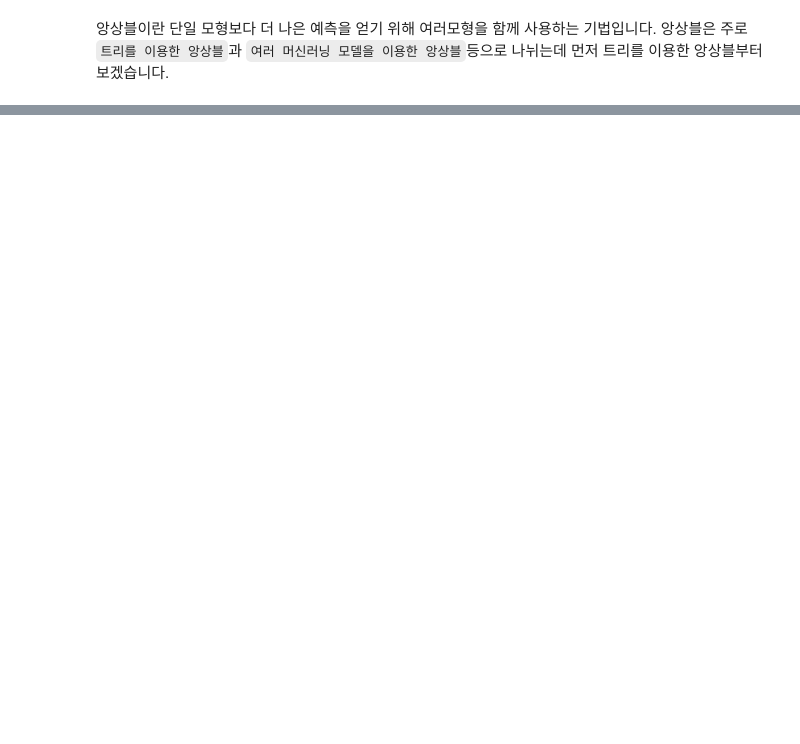
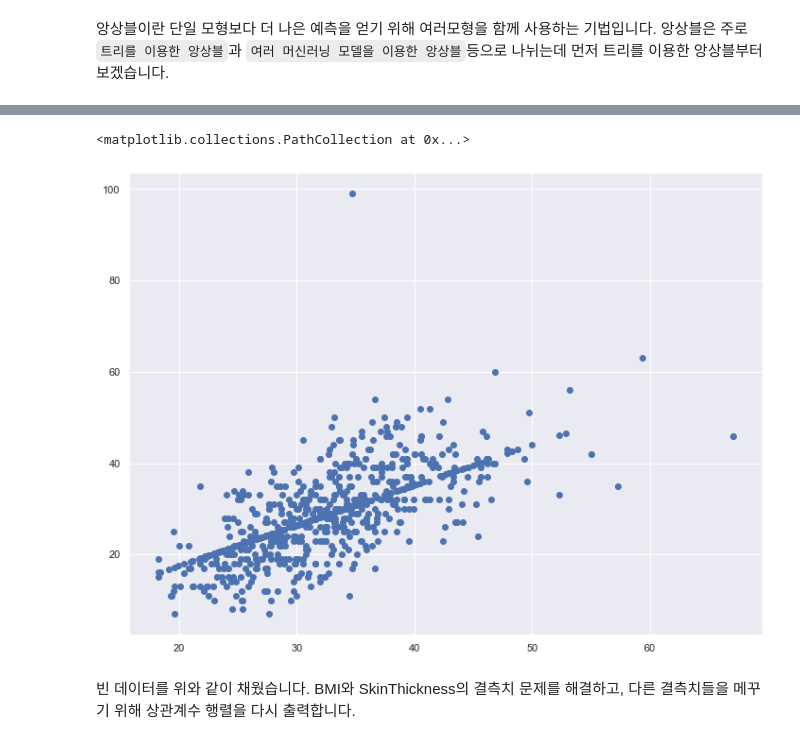
Before and after one commit to hyunwoongko/bigdata-lecture, a Jupyter notebook: _notebooks/05_02_의사결정_트리와 앙상블.ipynb, the cells around one changed output, grey strips where cells are left out. Drawn from its saved outputs; the diff is of its cells as text; code cells hidden in the pictures; blank space fills up the shorter version.

```diff
--- a/_notebooks/05_02_의사결정_트리와 앙상블.ipynb
+++ b/_notebooks/05_02_의사결정_트리와 앙상블.ipynb
@@ -197,0 +727,2 @@ $$
+# %%
+dataset['BMI'] = dataset['BMI'].fillna(dataset['BMI'].mean())
@@ -197,0 +731,12 @@ $$
+# %%
+fill_skin = []
+mean_skin_bmi = (dataset['SkinThickness'] / dataset['BMI']).mean()
+
+for i, row in dataset.iterrows():
+
+    if np.isnan(row['SkinThickness']) :
+        row['SkinThickness'] = mean_skin_bmi * row['BMI']
+
+    fill_skin.append(row)
+# %%
+dataset = pd.DataFrame(fill_skin)
@@ -197,0 +756,7 @@ $$
+# %%
+plt.scatter(dataset['BMI'], dataset['SkinThickness'])
+# %% [output]
+<matplotlib.collections.PathCollection at 0x...>
+[figure, added]
+# %% [markdown]
+빈 데이터를 위와 같이 채웠습니다. BMI와 SkinThickness의 결측치 문제를 해결하고, 다른 결측치들을 메꾸기 위해 상관계수 행렬을 다시 출력합니다.
```
Also changed, not shown: parts of 71 cells of this notebook, 16 other files.
